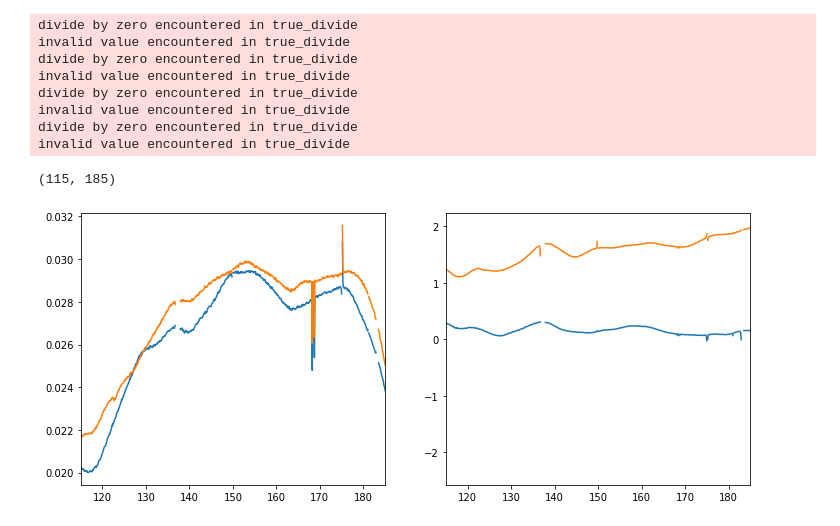
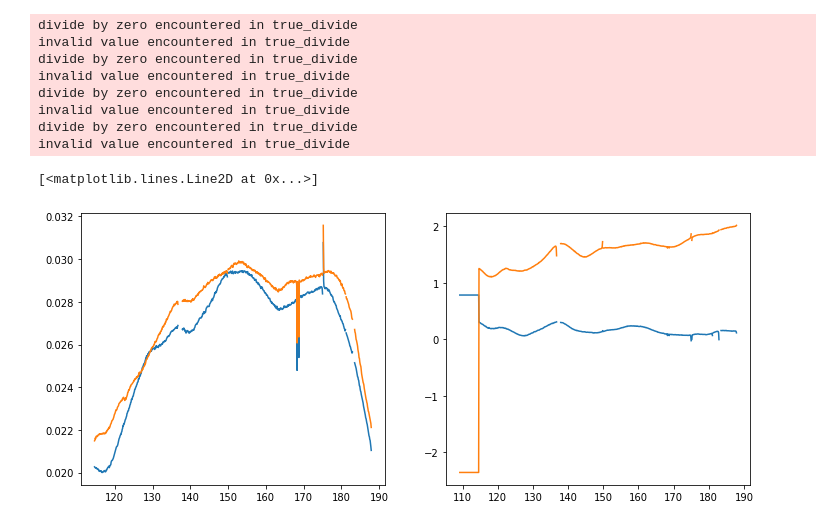
Before and after one commit to UPennEoR/plimpy, a Jupyter notebook: ModernizeHERA19/ApplyCalibration.ipynb, the cells around one changed output. Saved outputs shown, nothing was run; the diff lists cells and outputs as text; code cells hidden in the pictures.

```diff
--- a/ModernizeHERA19/ApplyCalibration.ipynb
+++ b/ModernizeHERA19/ApplyCalibration.ipynb
@@ -18,24 +18,24 @@ uvc.read_calfits(calfits)
 # %%
 plt.figure(figsize=(12,5))
 plt.subplot(1,2,1)
 plt.plot(uvc.freq_array.squeeze()/1e6,np.abs(uvc.gain_array[1,0,:,0,0]/~uvc.flag_array[1,0,:,0,0]))
 plt.plot(uvc.freq_array.squeeze()/1e6,np.abs(uvc.gain_array[1,0,:,0,1]/~uvc.flag_array[1,0,:,0,1]))
-plt.xlim([115,185])
+#plt.xlim([115,185])
 plt.subplot(1,2,2)
 plt.plot(uvc.freq_array.squeeze()/1e6,np.angle(uvc.gain_array[1,0,:,0,0]/~uvc.flag_array[1,0,:,0,0]))
 plt.plot(uvc.freq_array.squeeze()/1e6,np.angle(uvc.gain_array[1,0,:,0,1]/~uvc.flag_array[1,0,:,0,1]))
-plt.xlim([115,185])
+#plt.xlim([115,185])
 # %% [output]
 divide by zero encountered in true_divide
 invalid value encountered in true_divide
 divide by zero encountered in true_divide
 invalid value encountered in true_divide
 divide by zero encountered in true_divide
 invalid value encountered in true_divide
 divide by zero encountered in true_divide
 invalid value encountered in true_divide
-(115, 185)
+[<matplotlib.lines.Line2D at 0x...>]
-[figure, old version]
+[figure, new version]
 # %%
 test_bls = [(88,64,'xx'), (97,10,'xx'), (20,31,'xx')]
 test_uvd = uvd.select(bls=test_bls, inplace=False)
```
Also changed, not shown: parts of 6 cells of this notebook.
